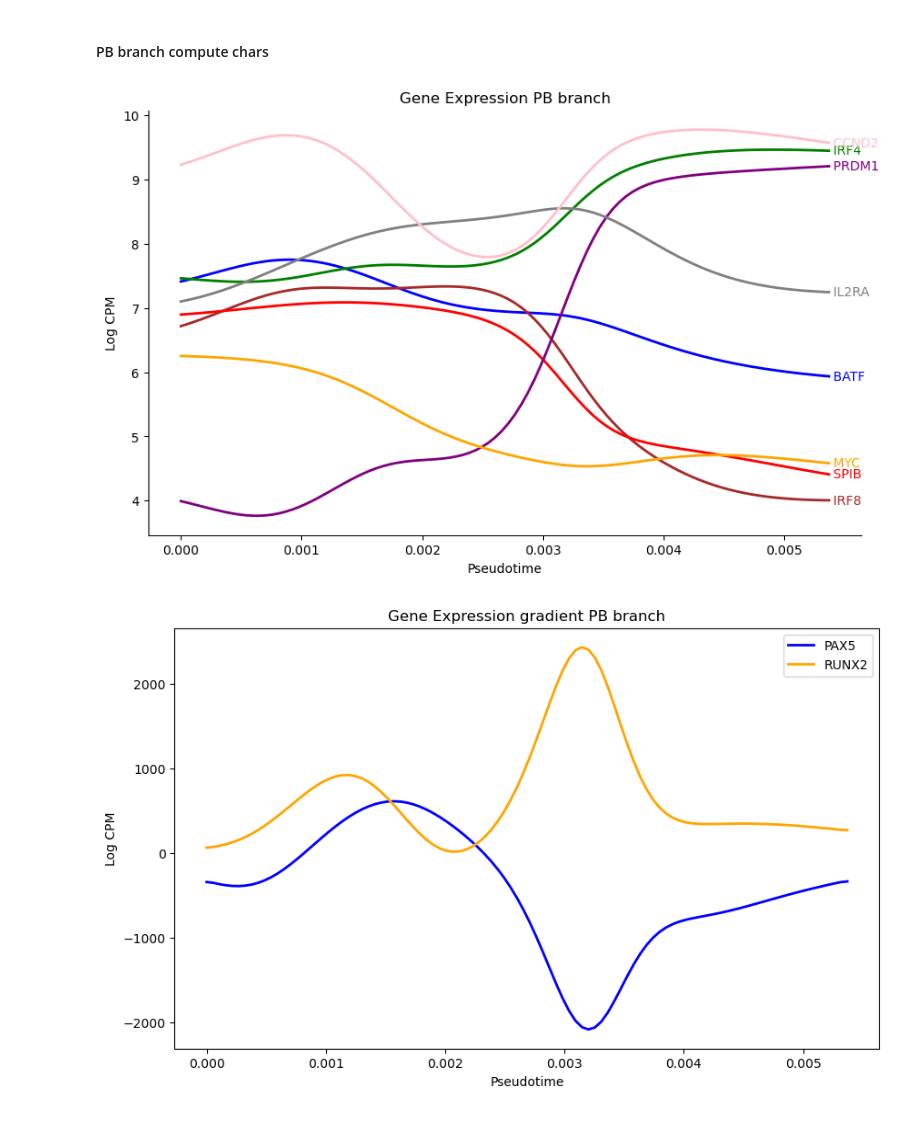
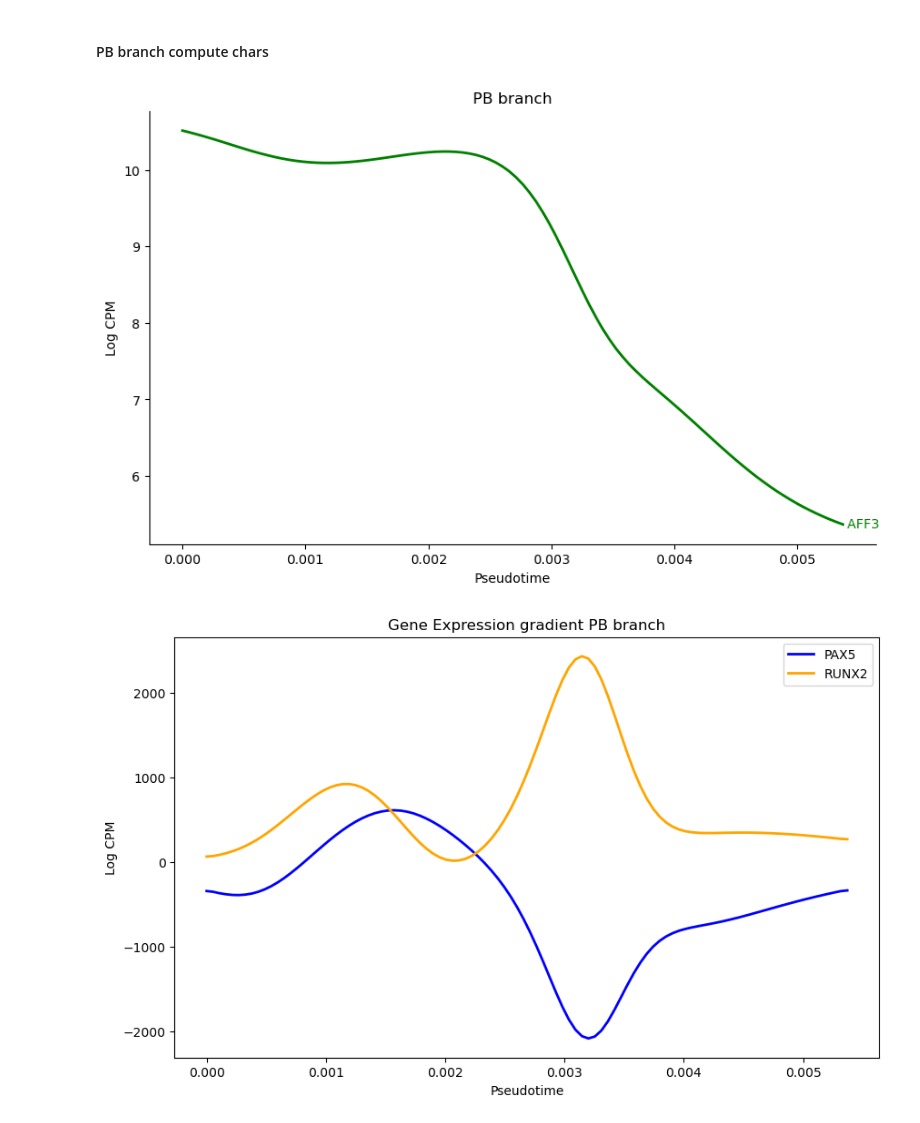
Before and after one commit to sachha-naksha/B_Cell_States, a Jupyter notebook: multiome_dynamic_regulation/py_scripts/analysis/global_grn_dynamics.ipynb, the cells around one changed output. Drawn from its saved outputs; the diff is of its cells as text; code cells hidden in the pictures.

```diff
--- a/multiome_dynamic_regulation/py_scripts/analysis/global_grn_dynamics.ipynb
+++ b/multiome_dynamic_regulation/py_scripts/analysis/global_grn_dynamics.ipynb
@@ -22,16 +22,6 @@ pb_with_actb_indices = abc_window_indices + pb_window_indices
 gc_with_actb_indices = abc_window_indices + gc_window_indices
 # %% [markdown]
 # Discover early to late peaking TFs through regulatory curve characteristics
-# %%
-# Removes CPU usage limit by some jupyter versions
-import os
-os.environ['KMP_AFFINITY'] = ''
-# Configure matplotlib to enable large animations
-import matplotlib
-matplotlib.rcParams['animation.embed_limit'] = 2**128
-import matplotlib.pyplot as plt
-# Prepare trajectory files
-import pandas as pd
 # %%
 #Trajectory branch defined as (starting node, ending node) from trajectory inference
 #See main1.ipynb
@@ -383,8 +367,8 @@ fig, ax, cmap = fig_expression_gradient_heatmap(
 # %%
 # get line plots for pax5, runx2
 # Call compute_chars for expression mode
-dy_pb, dx_pb = compute_chars(dictys_dynamic_object,
-    start=1,          # Starting node ID
+dy_pb, dx_pb = compute_curves(dictys_dynamic_object,
+    start=0,          # Starting node ID
     stop=2,           # Ending node ID
     num=100,          # Number of points to interpolate
     dist=0.0005,      # Smoothing distance
@@ -400,30 +384,30 @@ gradients_df_pb = pd.DataFrame(
 # %%
 # Plot expression trajectories
 fig = plt.figure(figsize=(10, 6))
 ax = plt.gca()  # Get current axes
 
 # Remove top and right spines
 ax.spines['top'].set_visible(False)
 ax.spines['right'].set_visible(False)
 
 # Highlight specific genes
-genes_of_interest = ['BATF','IRF4','IRF8','SPIB','PRDM1','MYC','IL2RA','CCND2']
-colors = ['blue','green','brown','red','purple','orange','gray','pink']  # Define colors for each gene
+genes_of_interest = ['AFF3']
+colors = ['green']   # Define colors for each gene
 
 for gene, color in zip(genes_of_interest, colors):
     if gene in dy_pb.index:
         line = plt.plot(dx_pb, dy_pb.loc[gene], linewidth=2, color=color)
         # Add label at the end of the line
         plt.text(dx_pb.iloc[-1], dy_pb.loc[gene].iloc[-1], f' {gene}',
                 color=color,
                 verticalalignment='center')
 
 plt.xlabel('Pseudotime')
 plt.ylabel('Log CPM')
-plt.title('Gene Expression PB branch')
+plt.title('PB branch')
 plt.show()
 # %% [output]
-[figure, old version]
+[figure, new version]
 # %%
 # Plot expression trajectories
 plt.figure(figsize=(10, 6))
```
Also changed, not shown: parts of 3 cells of this notebook, 3 other files.
